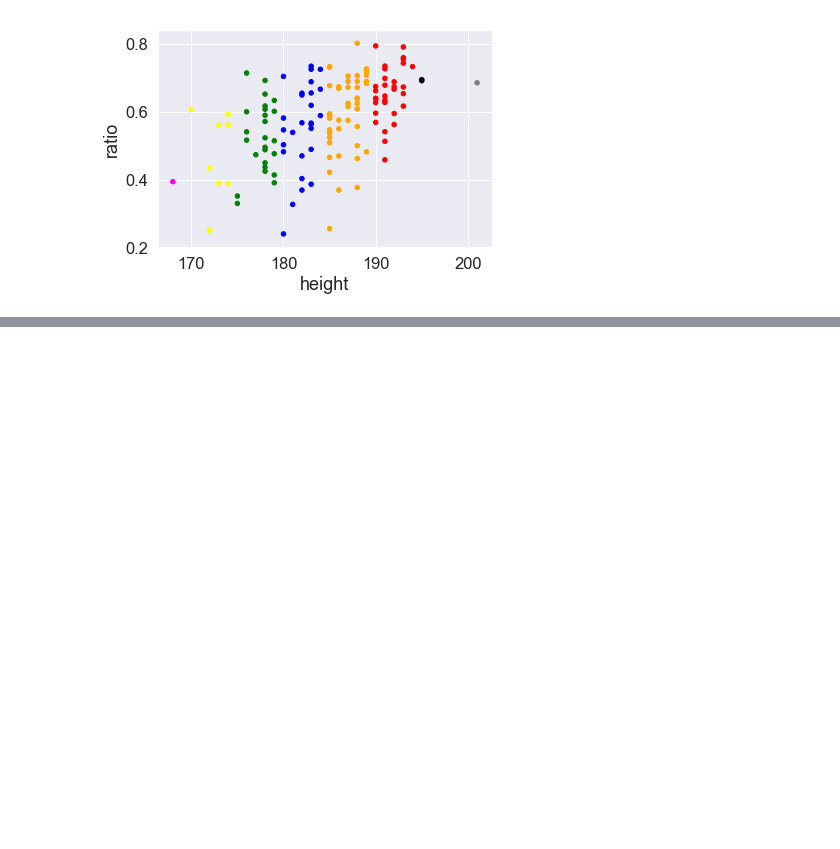
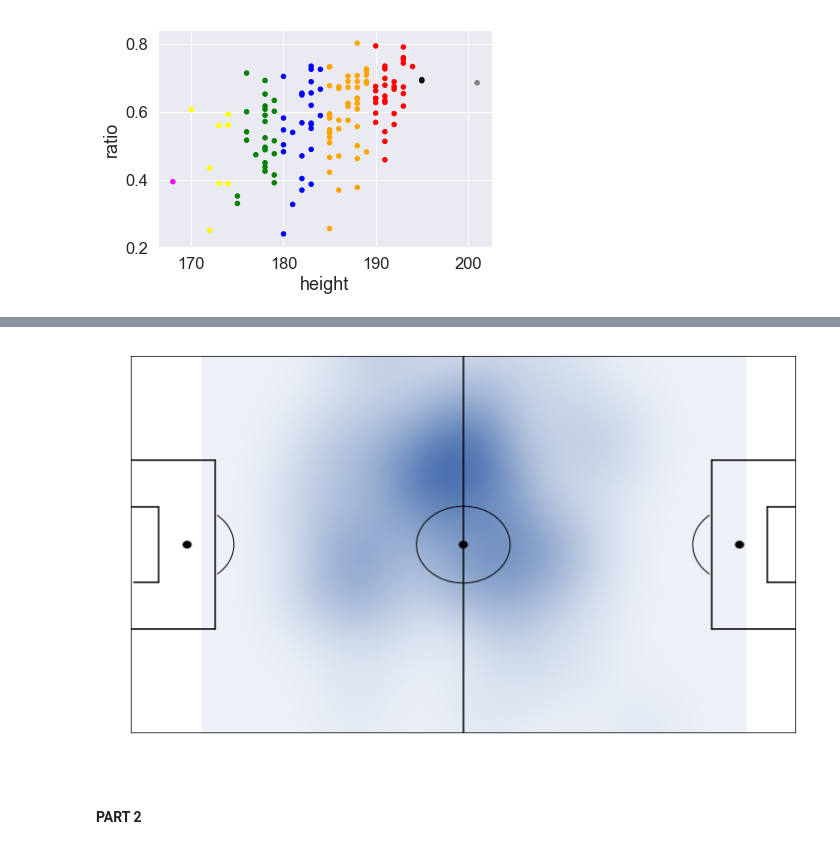
Before and after one commit to silviuspac/Homework_2, a Jupyter notebook: Homework_ac.ipynb, the cells around one changed output, grey strips where cells are left out. Drawn from its saved outputs; the diff is of its cells as text; code cells hidden in the pictures; blank space fills up the shorter version.

```diff
--- a/Homework_ac.ipynb
+++ b/Homework_ac.ipynb
@@ -642,0 +765,6 @@ ax1 = air_duels_by_player_mg_redux.plot.scatter(x='height', y='ratio', c=getColo
+# %%
+heatMap(messi_cordinates_x_y)
+# %% [output]
+[figure, added]
+# %% [markdown]
+#### PART 2
```
Also changed, not shown: parts of 33 cells of this notebook.
